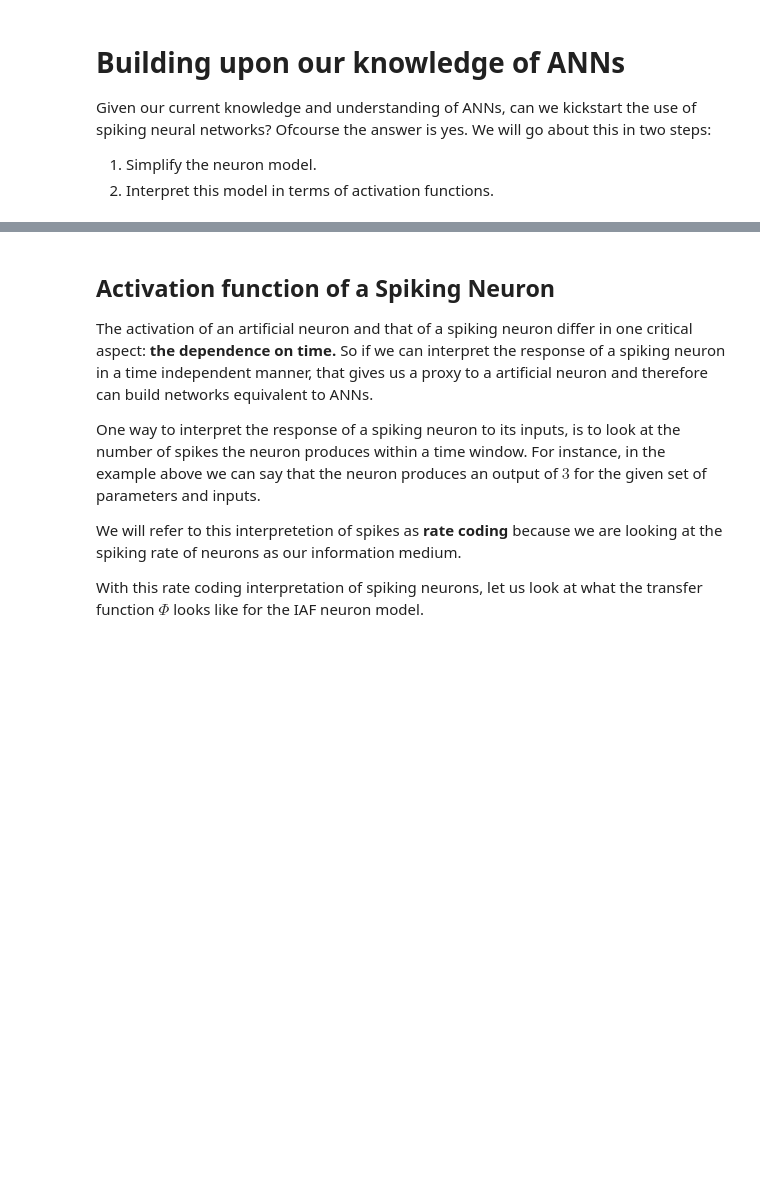
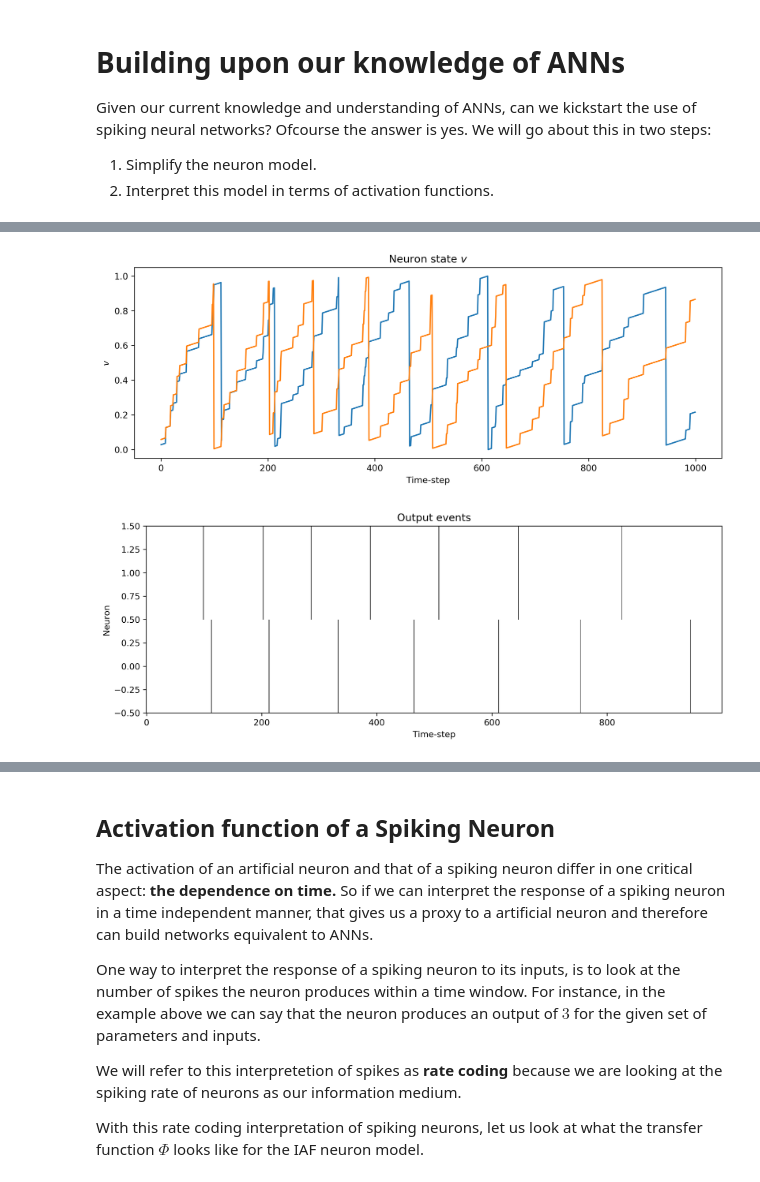
Before and after one commit to synsense/snn-workshop-amld-2022, a Jupyter notebook: 1. Introduction to SNNs/1_IntroToSNNs.ipynb, the cells around one changed output, grey strips where cells are left out. Cells and saved outputs as stored; diff of their text form; code cells hidden in the pictures; blank space fills up the shorter version.

```diff
--- a/1. Introduction to SNNs/1_IntroToSNNs.ipynb
+++ b/1. Introduction to SNNs/1_IntroToSNNs.ipynb
@@ -78,0 +180,15 @@ Given our current knowledge and understanding of ANNs, can we kickstart the use
+# %%
+# - PLot the internal state and output
+plt.plot(vs[0]);
+plt.xlabel('Time-step')
+plt.ylabel('$v$')
+plt.title('Neuron state $v$')
+
+plt.figure()
+plt.imshow(ys[0].T, aspect='auto', origin='lower');
+plt.xlabel('Time-step')
+plt.ylabel('Neuron')
+plt.title('Output events');
+# %% [output]
+[figure, added]
+[figure, added]
```
Also changed, not shown: parts of 31 cells of this notebook.
